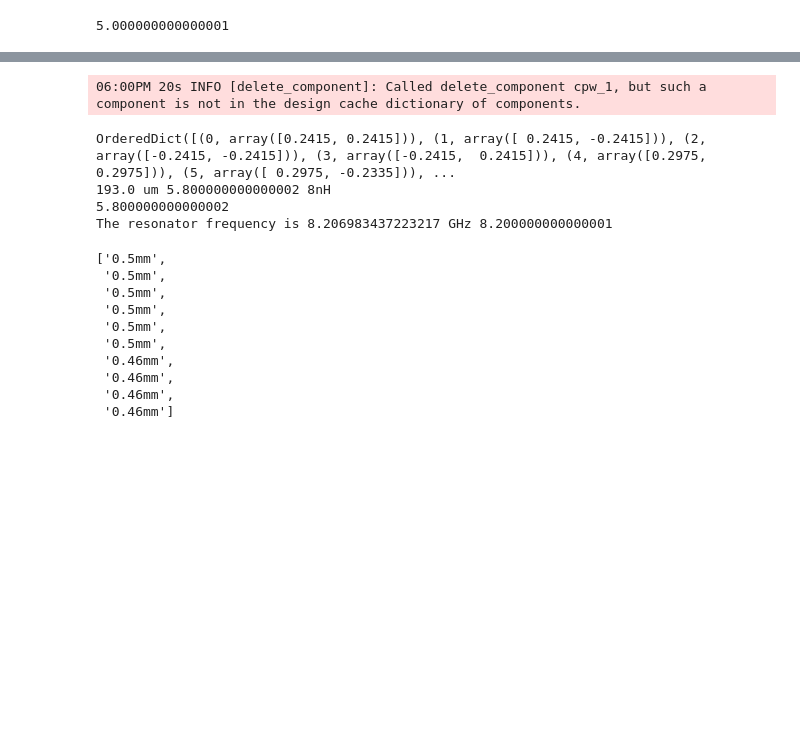
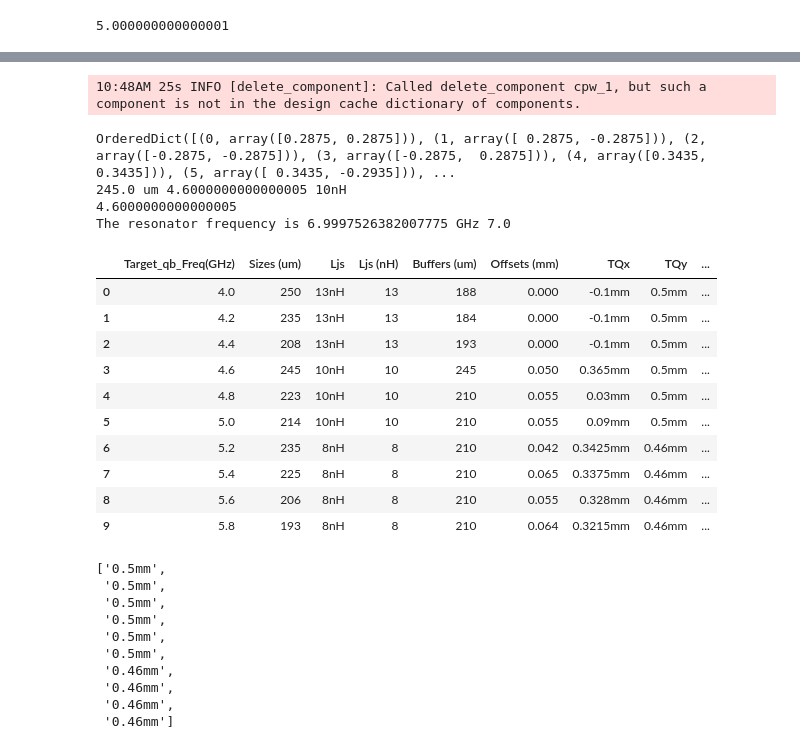
Before and after one commit to Wendywanw/Wendy-qiskit-code, a Jupyter notebook: data/CPW_qb_educated_guess.ipynb, the cells around one changed output, grey strips where cells are left out. Cells and saved outputs as stored; diff of their text form; code cells hidden in the pictures; blank space fills up the shorter version.

```diff
--- a/data/CPW_qb_educated_guess.ipynb
+++ b/data/CPW_qb_educated_guess.ipynb
@@ -224,0 +197,2 @@ data.to_csv('educated_guess_0402.csv')
+# %%
+index = data.keys()
@@ -226,5 +212,3 @@ data.to_csv('educated_guess_0402.csv')
 freqs[5]
 # %% [output]
 5.000000000000001
-# %%
-cpw_freq_predict = list(np.full(10,0))
@@ -241,37 +242,50 @@ cpw_freq_predict = list(np.full(10,0))
 # data = pd.DataFrame(dic)
 # data
 
-n =  9
-smalls[n] = True
+n = 3
+small[n] = True
 TQ_mir[n] = False
-# sizes[n] = 214
-# buffers[n] = 210
-# Ljs[n] = '10nH'
-# TQx[n] = '0.09mm'
-# TQy[n] = '0.5mm'
+sizes[n] = 245
+buffers[n] = 250
+Ljs[n] = '10nH'
+TQx[n] = '0.3675mm'
+TQy[n] = '0.5mm'
 TQ1.options.pos_x = TQx[n]
 TQ1.options.pos_y = TQy[n]
 TQ1.options.mirror = TQ_mir[n]
 pad_size = sizes[n]*u.um
 buffer = buffers[n]*u.um
 
-# offsets[n] = 0.055
+offsets[n] = 0.05
 coupling_len = 20*u.um
 
-wr = find_cpw_freq(pad_size, offsets[n], coupling_len, buffer,small = smalls[n])[0]
+wr = find_cpw_freq(pad_size, offsets[n], coupling_len, buffer,small = small[n])[0]
 cpw_freq_predict[n] = wr.value
 print(pad_size,freqs[n],Ljs[n])
 print(freqs[n])
 print('The resonator frequency is', wr, freqs[n]+2.4)
 # %% [output]
-06:00PM 20s INFO [delete_component]: Called delete_component cpw_1, but such a component is not in the design cache dictionary of components.
+10:48AM 25s INFO [delete_component]: Called delete_component cpw_1, but such a component is not in the design cache dictionary of components.
-OrderedDict([(0, array([0.2415, 0.2415])), (1, array([ 0.2415, -0.2415])), (2, array([-0.2415, -0.2415])), (3, array([-0.2415,  0.2415])), (4, array([0.2975, 0.2975])), (5, array([ 0.2975, -0.2335])), ...
-193.0 um 5.800000000000002 8nH
-5.800000000000002
-The resonator frequency is 8.206983437223217 GHz 8.200000000000001
+OrderedDict([(0, array([0.2875, 0.2875])), (1, array([ 0.2875, -0.2875])), (2, array([-0.2875, -0.2875])), (3, array([-0.2875,  0.2875])), (4, array([0.3435, 0.3435])), (5, array([ 0.3435, -0.2935])), ...
+245.0 um 4.6000000000000005 10nH
+4.6000000000000005
+The resonator frequency is 6.9997526382007775 GHz 7.0
 # %%
 offsets[n] = 0.064
 # %%
 TQx[n] = '-0.232mm'
 TQy[n] = '0.5mm'
 sizes[n] = 187
+# %%
+d = {}
+d['Target_qb_Freq(GHz)'] = freqs
+d['Sizes (um)'] = sizes
+d['Ljs'] = Ljs
+d['Ljs (nH)'] = [int(l[:-2]) for l in Ljs]
+d['Buffers (um)'] = buffers
+d['Offsets (mm)'] = offsets
+d['TQx'] = TQx
+d['TQy'] = TQy
+d['Small'] = small
+d['TQ_mir'] = TQ_mir
+d['CPW_freq_predict(GHz)'] = cpw_freq_predict
@@ -277,0 +294,14 @@ sizes[n] = 187
+# %%
+data
+# %% [output]
+|  | Target_qb_Freq(GHz) | Sizes (um) | Ljs | Ljs (nH) | Buffers (um) | Offsets (mm) | TQx | TQy | ... |
+| 0 | 4.0 | 250 | 13nH | 13 | 188 | 0.000 | -0.1mm | 0.5mm | ... |
+| 1 | 4.2 | 235 | 13nH | 13 | 184 | 0.000 | -0.1mm | 0.5mm | ... |
+| 2 | 4.4 | 208 | 13nH | 13 | 193 | 0.000 | -0.1mm | 0.5mm | ... |
+| 3 | 4.6 | 245 | 10nH | 10 | 245 | 0.050 | 0.365mm | 0.5mm | ... |
+| 4 | 4.8 | 223 | 10nH | 10 | 210 | 0.055 | 0.03mm | 0.5mm | ... |
+| 5 | 5.0 | 214 | 10nH | 10 | 210 | 0.055 | 0.09mm | 0.5mm | ... |
+| 6 | 5.2 | 235 | 8nH | 8 | 210 | 0.042 | 0.3425mm | 0.46mm | ... |
+| 7 | 5.4 | 225 | 8nH | 8 | 210 | 0.065 | 0.3375mm | 0.46mm | ... |
+| 8 | 5.6 | 206 | 8nH | 8 | 210 | 0.055 | 0.328mm | 0.46mm | ... |
+| 9 | 5.8 | 193 | 8nH | 8 | 210 | 0.064 | 0.3215mm | 0.46mm | ... |
```
Also changed, not shown: parts of 15 cells of this notebook, 1 other file.
